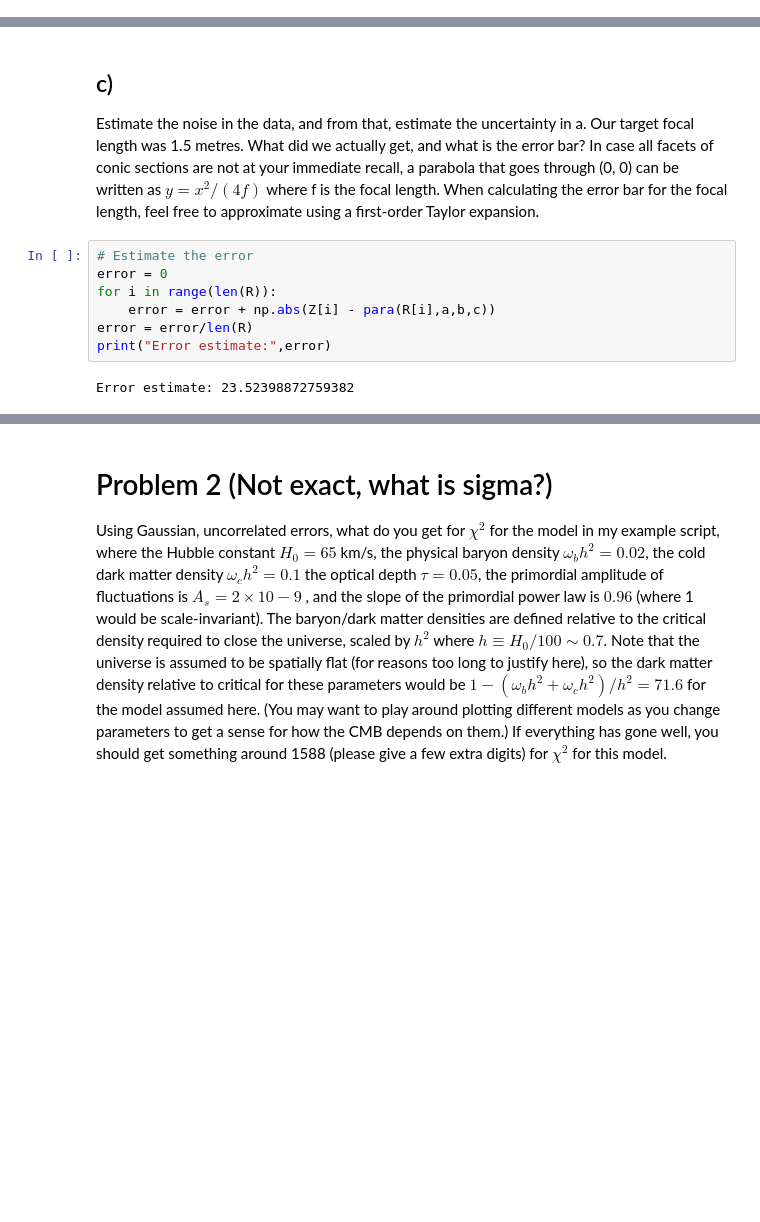
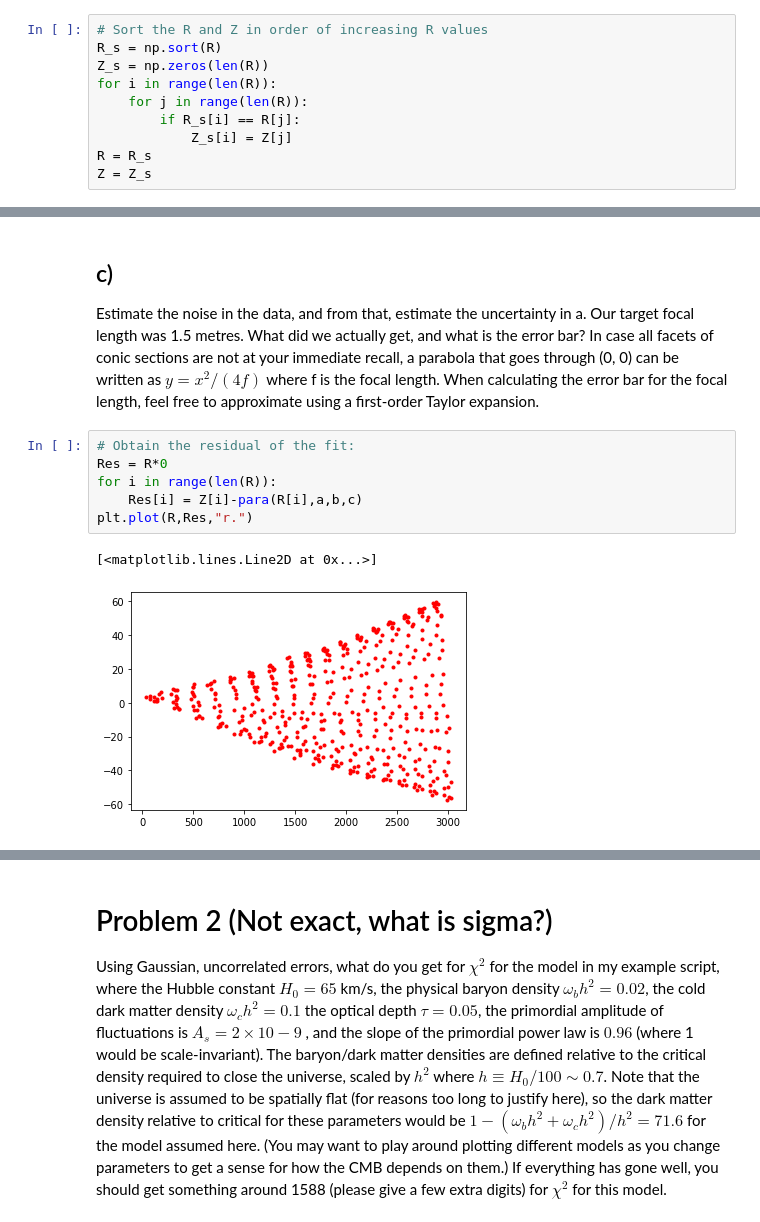
Before and after one commit to RphlFrmnt/PHYS512, a Jupyter notebook: Assign_3.ipynb, the cells around one changed output, grey strips where cells are left out. Drawn from its saved outputs; the diff is of its cells as text; blank space fills up the shorter version.

```diff
--- a/Assign_3.ipynb
+++ b/Assign_3.ipynb
@@ -51,6 +51,16 @@ R = np.sqrt(X**2 + Y**2)
 #   b = -2aR_0
 #   c = aR_0^2 + Z_0
 # such that Z = aR^2 + bR + c
+# %%
+# Sort the R and Z in order of increasing R values
+R_s = np.sort(R)
+Z_s = np.zeros(len(R))
+for i in range(len(R)):
+    for j in range(len(R)):
+        if R_s[i] == R[j]:
+            Z_s[i] = Z[j]
+R = R_s
+Z = Z_s
 # %% [markdown]
 ## b)
 Carry out the fit. What are your best-fit parameters?
@@ -79,11 +90,11 @@ plt.plot(r,z,"b-")
 ## c)
 Estimate the noise in the data, and from that, estimate the uncertainty in a. Our target focal length was 1.5 metres. What did we actually get, and what is the error bar? In case all facets of conic sections are not at your immediate recall, a parabola that goes through (0, 0) can be written as $y = x^2/(4f)$ where f is the focal length. When calculating the error bar for the focal length, feel free to approximate using a first-order Taylor expansion.
 # %%
-# Estimate the error
-error = 0
+# Obtain the residual of the fit:
+Res = R*0
 for i in range(len(R)):
-    error = error + np.abs(Z[i] - para(R[i],a,b,c))
-error = error/len(R)
-print("Error estimate:",error)
+    Res[i] = Z[i]-para(R[i],a,b,c)
+plt.plot(R,Res,"r.")
 # %% [output]
-Error estimate: 23.52398872759382
+[<matplotlib.lines.Line2D at 0x...>]
+[figure, added]
```
Also changed, not shown: parts of 13 cells of this notebook.
